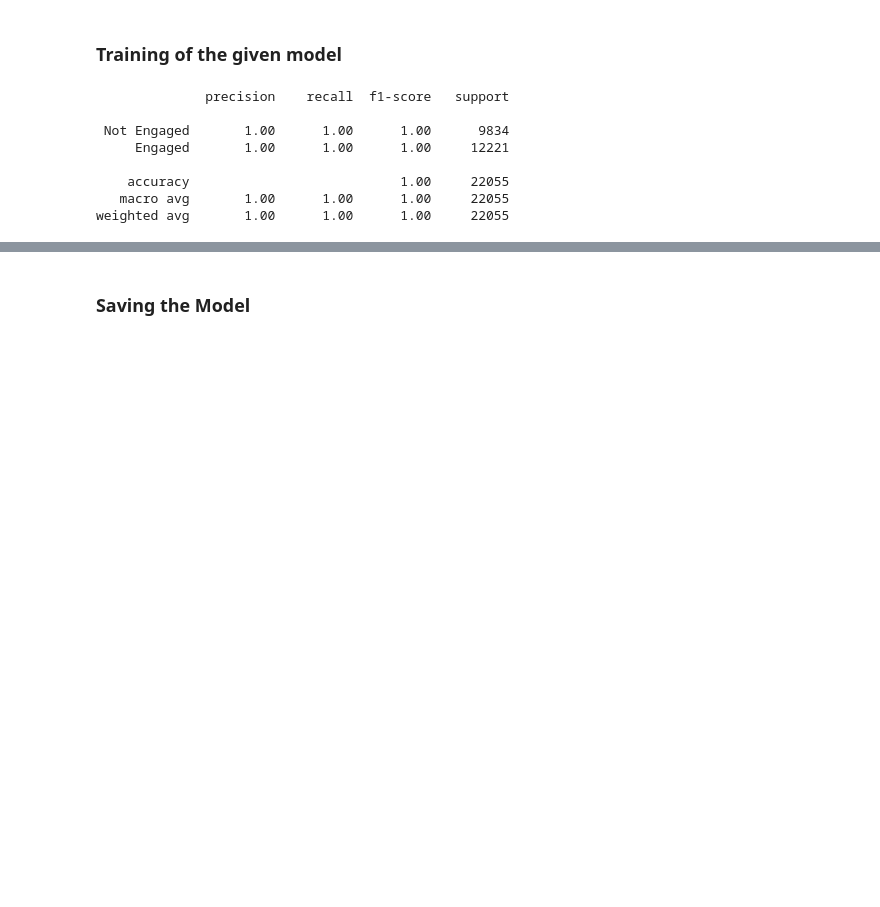
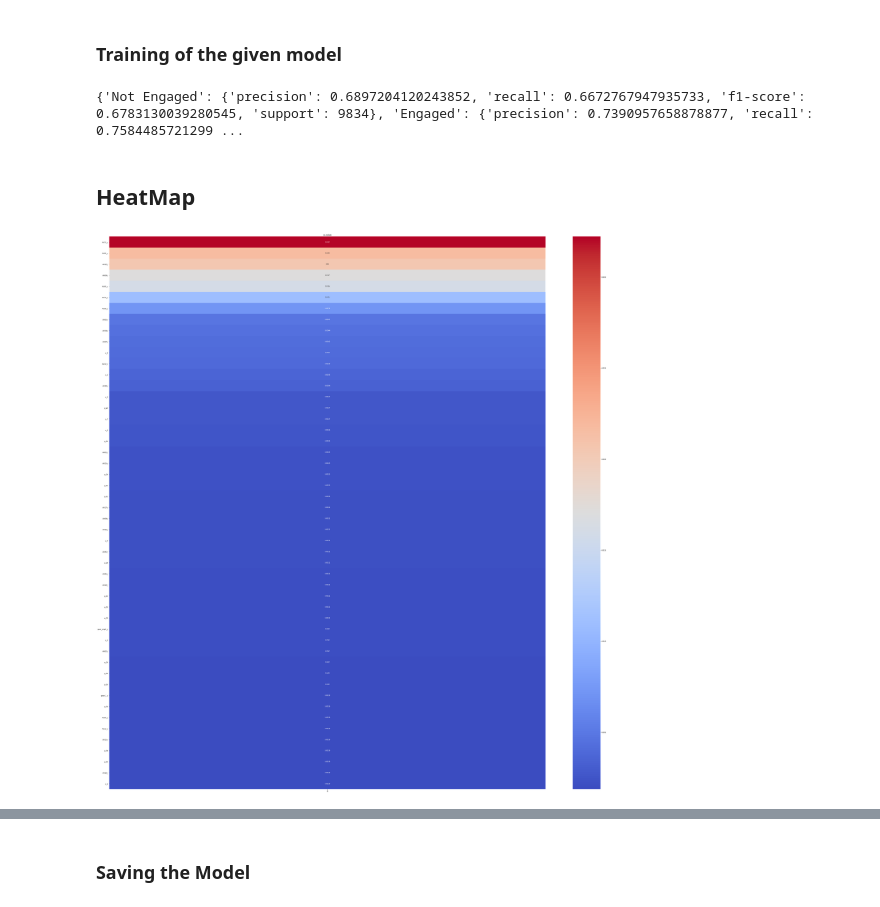
Before and after one commit to prashanth21S/EngagementClassification2021, a Jupyter notebook: Decision Tree Optimized.ipynb, the cells around one changed output, grey strips where cells are left out. Saved outputs shown, nothing was run; the diff lists cells and outputs as text; code cells hidden in the pictures; blank space fills up the shorter version.

```diff
--- a/Decision Tree Optimized.ipynb
+++ b/Decision Tree Optimized.ipynb
@@ -144,13 +195,28 @@ print(sum(avg_score)/100)
 model = model.fit(x_train, y_train)
 # %%
 target_names = ['Not Engaged','Engaged']
-print(classification_report(y_train,model.predict(x_train),target_names=target_names))
+claf_report=classification_report(y_train,model.predict(x_train),target_names=target_names,output_dict=True)
+print(claf_report)
 # %% [output]
-              precision    recall  f1-score   support
-
- Not Engaged       1.00      1.00      1.00      9834
-     Engaged       1.00      1.00      1.00     12221
-
-    accuracy                           1.00     22055
-   macro avg       1.00      1.00      1.00     22055
-weighted avg       1.00      1.00      1.00     22055
+{'Not Engaged': {'precision': 0.6897204120243852, 'recall': 0.6672767947935733, 'f1-score': 0.6783130039280545, 'support': 9834}, 'Engaged': {'precision': 0.7390957658878877, 'recall': 0.7584485721299 ...
+# %%
+helix=pd.read_csv("./TopFeatures.csv")
+h2=pd.read_csv("./heatMaps.csv")
+helix['value']=h2
+#print(helix)
+helix.to_csv("Finalmaps.csv",index=None,header=None)
+
+g1=pd.read_csv("./Finalmaps.csv",index_col=None)
+h6=helix['value'].to_numpy()
+h6=np.reshape(h6, (50, 1)) # C-like index ordering
+#print(h6)
+# %% [markdown]
+## HeatMap
+# %%
+plt.figure(figsize=(50,50))
+
+ax=sns.heatmap(h6, annot=True, cmap="coolwarm", yticklabels=helix['0']).set_title('co-relate')
+plt.tight_layout()
+plt.show()
+# %% [output]
+[figure, added]
```
Also changed, not shown: parts of 18 cells of this notebook, 9 other files.
